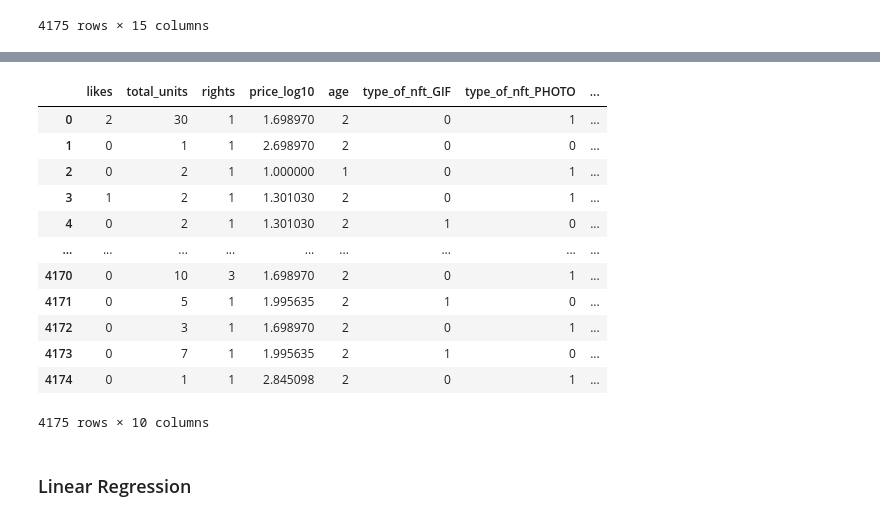
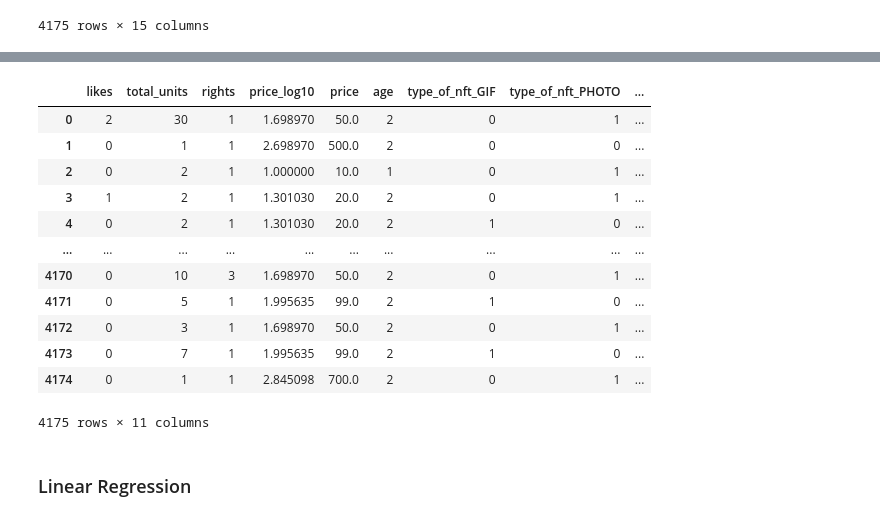
Before and after one commit to aortiz224/bootcamp_finalproject, a Jupyter notebook: dev/yaser/Notebook/ML_finalproject.ipynb, the cells around one changed output, grey strips where cells are left out. Drawn from its saved outputs; the diff is of its cells as text; code cells hidden in the pictures.

```diff
--- a/dev/yaser/Notebook/ML_finalproject.ipynb
+++ b/dev/yaser/Notebook/ML_finalproject.ipynb
@@ -195,6 +218,3 @@ df_ml
 | 4173 | HIVE ART | online art - Cryptoverse | elgeko | elgeko_hive-art_online-art-crypto... | 99.0 | 0 | 7 | 1 | 1.995635 | ... |
 | 4174 | fine arts - high resolution print... | Dirty laundry in the fractal kitchen | elgeko | elgeko_fine-arts-high-resolution-... | 700.0 | 0 | 1 | 1 | 2.845098 | ... |
 4175 rows × 15 columns
-# %%
-df_ml=df_ml.drop(['price'], axis=1)
-df_ml
@@ -215,21 +221,21 @@ df_ml
 # %%
-df_ml2= df_ml[['likes','total_units','rights','price_log10','age','type_of_nft_GIF','type_of_nft_PHOTO','type_of_nft_VIDEO',
+df_ml2= df_ml[['likes','total_units','rights','price_log10','price','age','type_of_nft_GIF','type_of_nft_PHOTO','type_of_nft_VIDEO',
              'nsfw_False','nsfw_True']].copy()
 df_ml2
 # %% [output]
-|  | likes | total_units | rights | price_log10 | age | type_of_nft_GIF | type_of_nft_PHOTO | ... |
-| 0 | 2 | 30 | 1 | 1.698970 | 2 | 0 | 1 | ... |
-| 1 | 0 | 1 | 1 | 2.698970 | 2 | 0 | 0 | ... |
-| 2 | 0 | 2 | 1 | 1.000000 | 1 | 0 | 1 | ... |
-| 3 | 1 | 2 | 1 | 1.301030 | 2 | 0 | 1 | ... |
-| 4 | 0 | 2 | 1 | 1.301030 | 2 | 1 | 0 | ... |
-| ... | ... | ... | ... | ... | ... | ... | ... | ... |
-| 4170 | 0 | 10 | 3 | 1.698970 | 2 | 0 | 1 | ... |
-| 4171 | 0 | 5 | 1 | 1.995635 | 2 | 1 | 0 | ... |
-| 4172 | 0 | 3 | 1 | 1.698970 | 2 | 0 | 1 | ... |
-| 4173 | 0 | 7 | 1 | 1.995635 | 2 | 1 | 0 | ... |
-| 4174 | 0 | 1 | 1 | 2.845098 | 2 | 0 | 1 | ... |
+|  | likes | total_units | rights | price_log10 | price | age | type_of_nft_GIF | type_of_nft_PHOTO | ... |
+| 0 | 2 | 30 | 1 | 1.698970 | 50.0 | 2 | 0 | 1 | ... |
+| 1 | 0 | 1 | 1 | 2.698970 | 500.0 | 2 | 0 | 0 | ... |
+| 2 | 0 | 2 | 1 | 1.000000 | 10.0 | 1 | 0 | 1 | ... |
+| 3 | 1 | 2 | 1 | 1.301030 | 20.0 | 2 | 0 | 1 | ... |
+| 4 | 0 | 2 | 1 | 1.301030 | 20.0 | 2 | 1 | 0 | ... |
+| ... | ... | ... | ... | ... | ... | ... | ... | ... | ... |
+| 4170 | 0 | 10 | 3 | 1.698970 | 50.0 | 2 | 0 | 1 | ... |
+| 4171 | 0 | 5 | 1 | 1.995635 | 99.0 | 2 | 1 | 0 | ... |
+| 4172 | 0 | 3 | 1 | 1.698970 | 50.0 | 2 | 0 | 1 | ... |
+| 4173 | 0 | 7 | 1 | 1.995635 | 99.0 | 2 | 1 | 0 | ... |
+| 4174 | 0 | 1 | 1 | 2.845098 | 700.0 | 2 | 0 | 1 | ... |
-4175 rows × 10 columns
+4175 rows × 11 columns
 # %% [markdown]
 ### Linear Regression
 # %%
```
Also changed, not shown: parts of 34 cells of this notebook.
